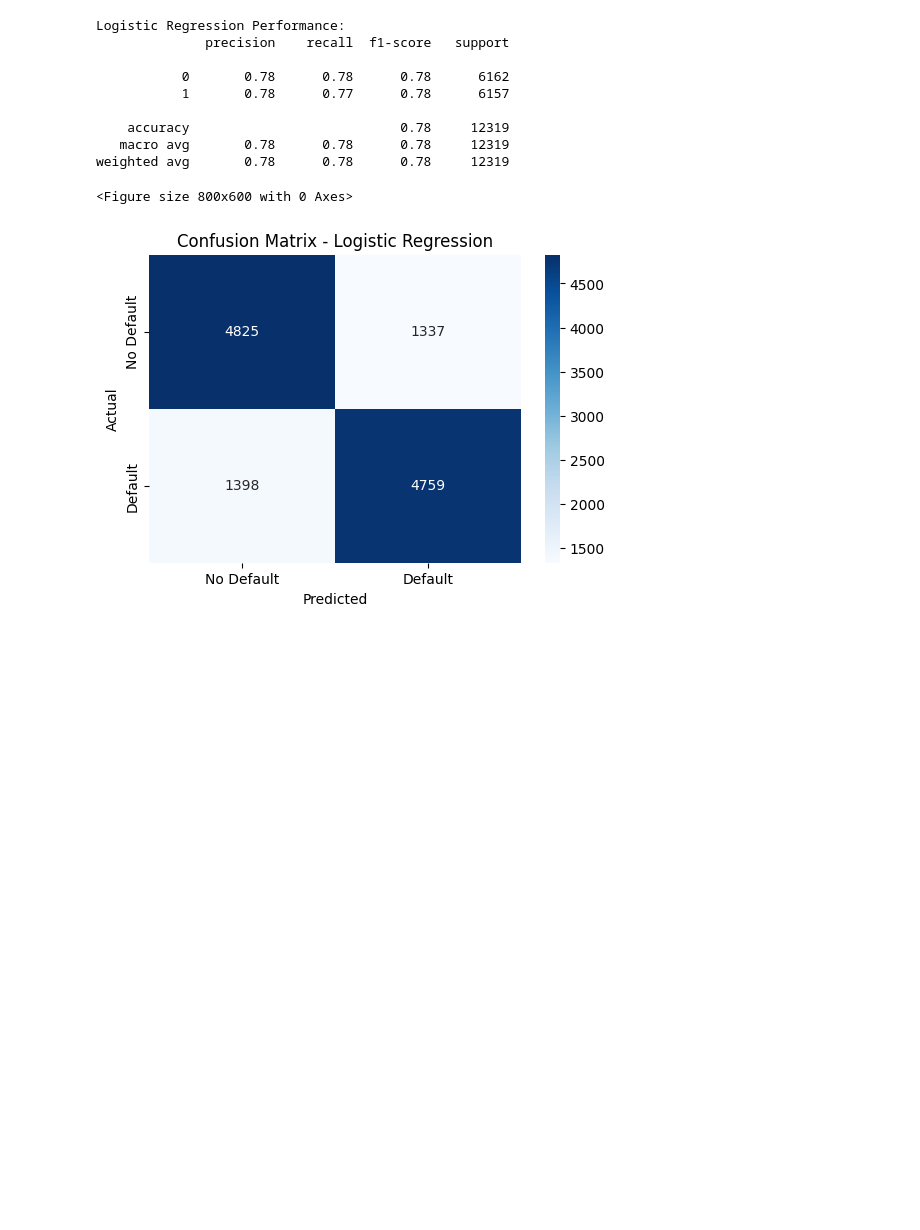
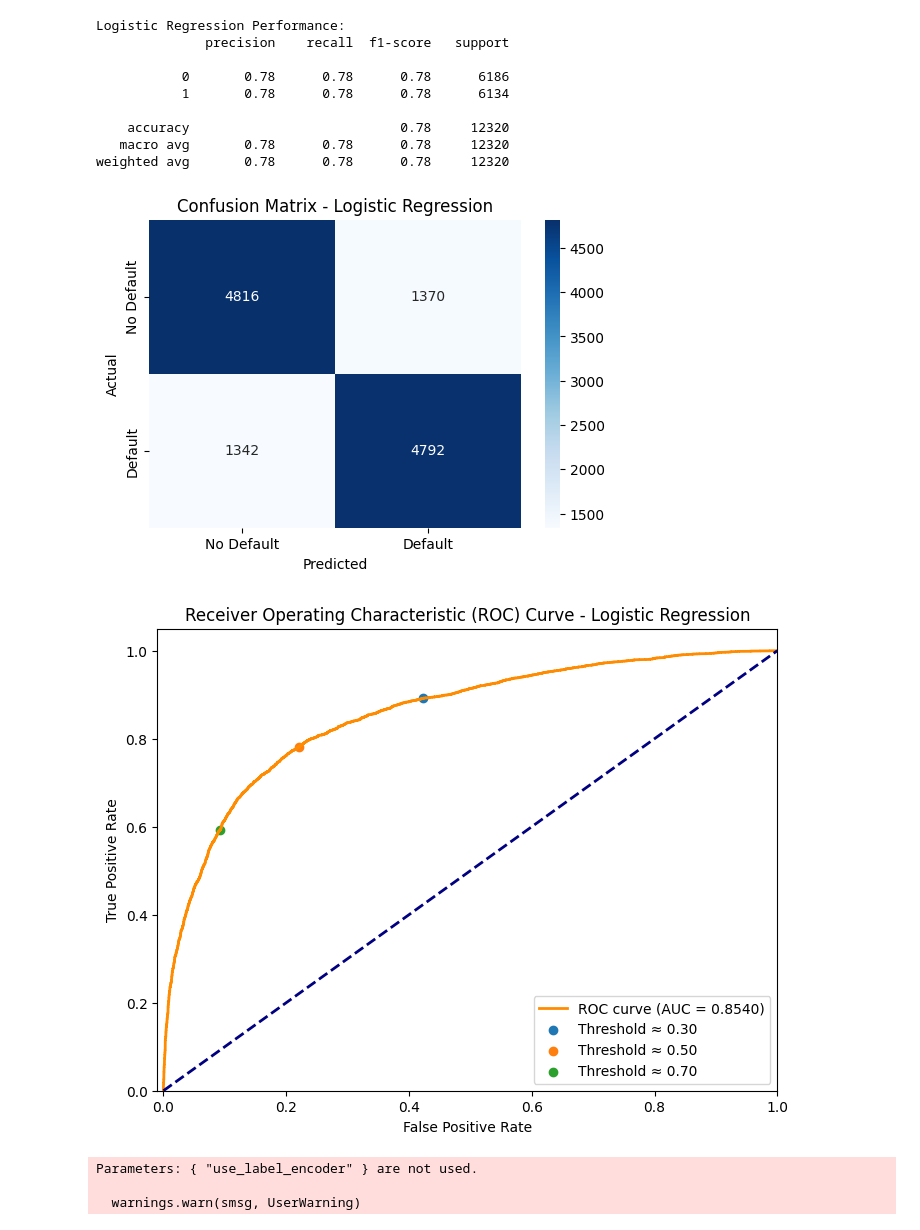
Before and after one commit to dhanmoti/ml-exercise, a Jupyter notebook: SMU_FNCE685_G2_PD_Prediction.ipynb, the cells around one changed output. Saved outputs shown, nothing was run; the diff lists cells and outputs as text; code cells hidden in the pictures; blank space fills up the shorter version.

```diff
--- a/SMU_FNCE685_G2_PD_Prediction.ipynb
+++ b/SMU_FNCE685_G2_PD_Prediction.ipynb
@@ -76,0 +307,8 @@ for col in categorical_columns:
+# %%
+# Drop highly correlation features
+df = df.drop(columns=high_corr_features)
+
+# Drop low-variance features
+df = df.drop(columns=low_variance_features)
+
+df.info()
@@ -77,5 +334,6 @@ for col in categorical_columns:
 # %%
 # Handle outliers using IQR method
+# TODO: ask Prof how to define outliner
 def remove_outliers(df, columns):
     for col in columns:
         Q1 = df[col].quantile(0.25)
@@ -86,5 +344,5 @@ def remove_outliers(df, columns):
         df = df[(df[col] >= lower_bound) & (df[col] <= upper_bound)]
     return df
 
-numeric_columns = ['person_income', 'loan_amnt', 'loan_int_rate']
+numeric_columns = ['person_income', 'loan_amnt']
 df = remove_outliers(df, numeric_columns)
@@ -141,12 +429,14 @@ def plot_roc_curve(y_test, y_pred_proba, model_name):
 models = {
     "Logistic Regression": LogisticRegression(max_iter=1000),
     "XGBoost": XGBClassifier(use_label_encoder=False, eval_metric='logloss'),
-    "CatBoost": CatBoostClassifier(verbose=0)
+    "CatBoost": CatBoostClassifier(verbose=0),
+    "Decision Tree": DecisionTreeClassifier(random_state=42),
+    "Random Forest": RandomForestClassifier(n_estimators=100, random_state=42)
 }
 # %%
 # Train and evaluate models
 results = {}
-plt.figure(figsize=(8, 6))
+# plt.figure(figsize=(8, 6))
 for name, model in models.items():
     model.fit(X_train, y_train)
     y_pred = model.predict(X_test)
@@ -155,38 +445,41 @@ for name, model in models.items():
         "Accuracy": accuracy_score(y_test, y_pred),
         "Precision": precision_score(y_test, y_pred),
         "Recall": recall_score(y_test, y_pred),
         "F1-score": f1_score(y_test, y_pred),
         "AUC": roc_auc_score(y_test, y_pred_proba),
         "Train Accuracy": accuracy_score(y_train, model.predict(X_train)),
         "Test Accuracy": accuracy_score(y_test, y_pred),
         "Train AUC": roc_auc_score(y_train, model.predict_proba(X_train)[:, 1]),
         "Test AUC": roc_auc_score(y_test, y_pred_proba)
 
     }
 
     print(f"\n{name} Performance:")
     print(classification_report(y_test, y_pred))
 
     # Generate and plot confusion matrix
     cm = confusion_matrix(y_test, y_pred)
     plt.figure(figsize=(6,4))
     sns.heatmap(cm, annot=True, fmt='d', cmap='Blues', xticklabels=['No Default', 'Default'], yticklabels=['No Default', 'Default'])
     plt.xlabel("Predicted")
     plt.ylabel("Actual")
     plt.title(f"Confusion Matrix - {name}")
     plt.show()
 
     # Call function to plot ROC curve
-    # plot_roc_curve(y_test, y_pred_proba, name)
+    plot_roc_curve(y_test, y_pred_proba, name)
 # %% [output]
 Logistic Regression Performance:
               precision    recall  f1-score   support
 
-           0       0.78      0.78      0.78      6162
-           1       0.78      0.77      0.78      6157
+           0       0.78      0.78      0.78      6186
+           1       0.78      0.78      0.78      6134
 
-    accuracy                           0.78     12319
-   macro avg       0.78      0.78      0.78     12319
-weighted avg       0.78      0.78      0.78     12319
+    accuracy                           0.78     12320
+   macro avg       0.78      0.78      0.78     12320
+weighted avg       0.78      0.78      0.78     12320
+[figure]
+[figure, new version]
-<Figure size 800x600 with 0 Axes>
+Parameters: { "use_label_encoder" } are not used.
+
+  warnings.warn(smsg, UserWarning)
-[figure]
```
Also changed, not shown: parts of 29 cells of this notebook.
